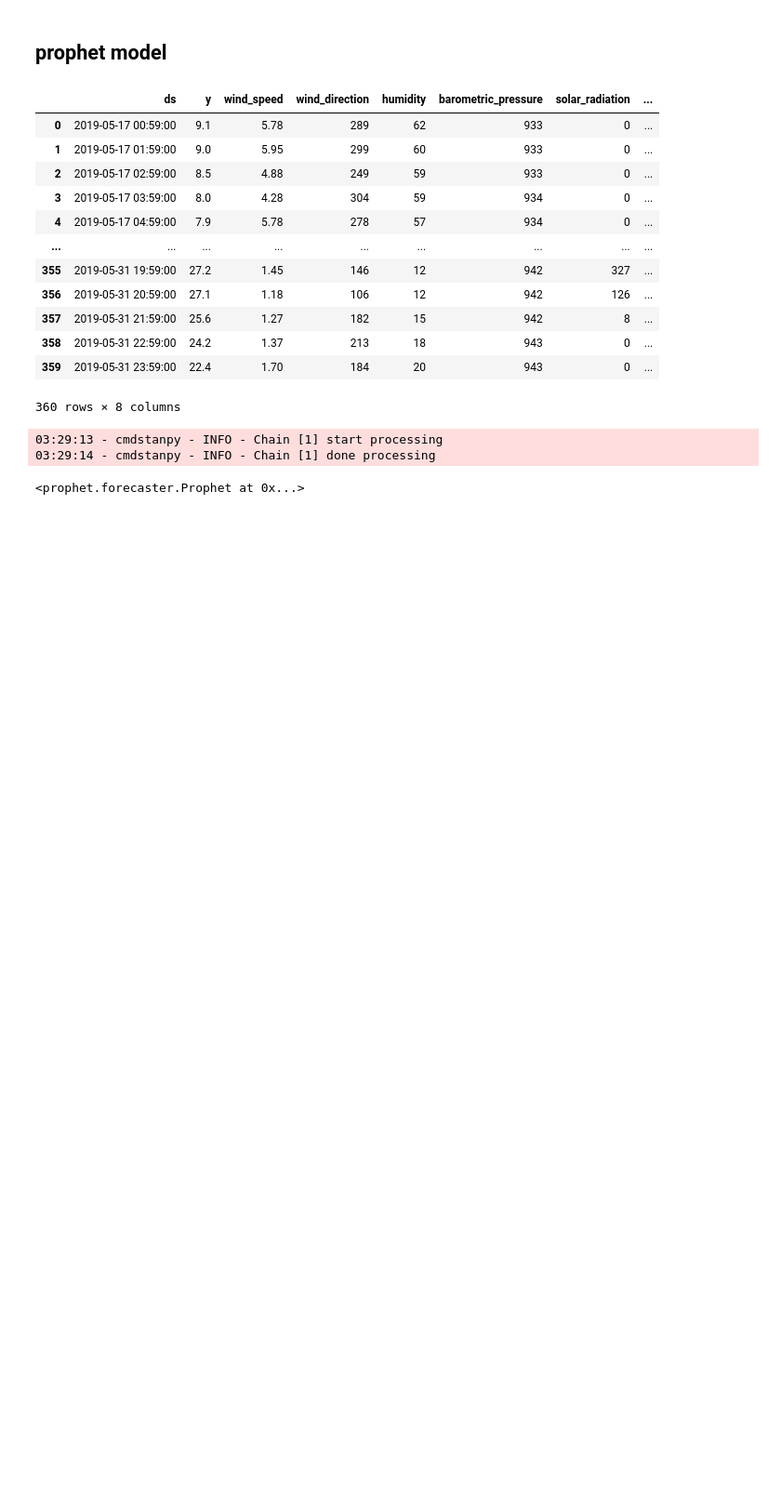
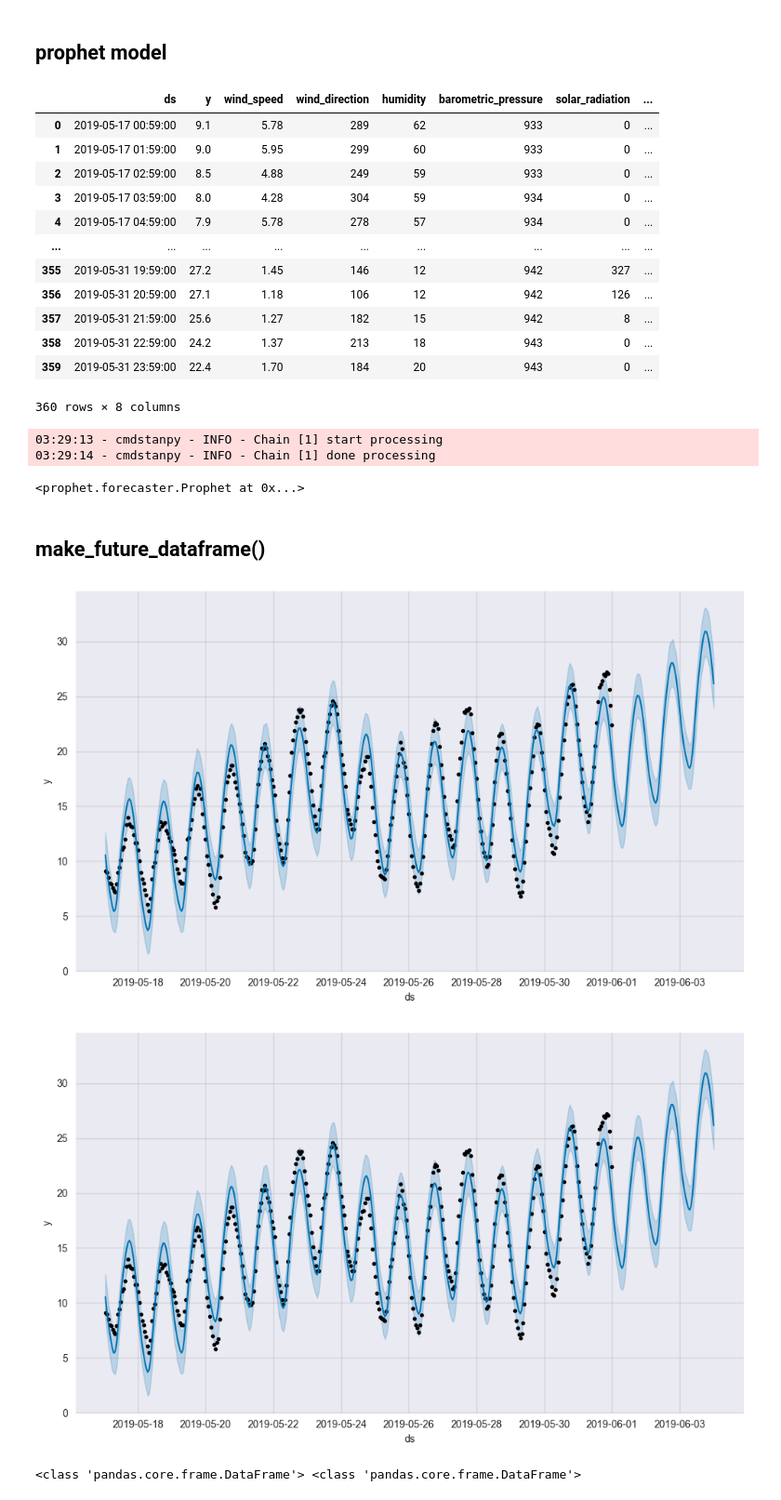
Before and after one commit to ideaguy3d/data-engineering-practice, a Jupyter notebook: _maven/regression/s13_time_series_analysis.ipynb, the cells around one changed output. Shown at 93% size. Saved outputs shown, nothing was run; the diff lists cells and outputs as text; code cells hidden in the pictures; blank space fills up the shorter version.

Commit message:
time series forecasting practice

```diff
--- a/_maven/regression/s13_time_series_analysis.ipynb
+++ b/_maven/regression/s13_time_series_analysis.ipynb
@@ -115,4 +115,15 @@ model.fit(weather_train)
 03:29:14 - cmdstanpy - INFO - Chain [1] done processing
 <prophet.forecaster.Prophet at 0x...>
 # %% [markdown]
-##
+## make_future_dataframe()
+# %%
+future = model.make_future_dataframe(periods=72, freq="H")
+forecast = model.predict(future)
+model.plot(forecast)
+# %% [output]
+[figure, added]
+[figure, added]
+# %%
+print(type(future), type(forecast))
+# %% [output]
+<class 'pandas.core.frame.DataFrame'> <class 'pandas.core.frame.DataFrame'>
```
Also changed, not shown: parts of 10 cells of this notebook.
